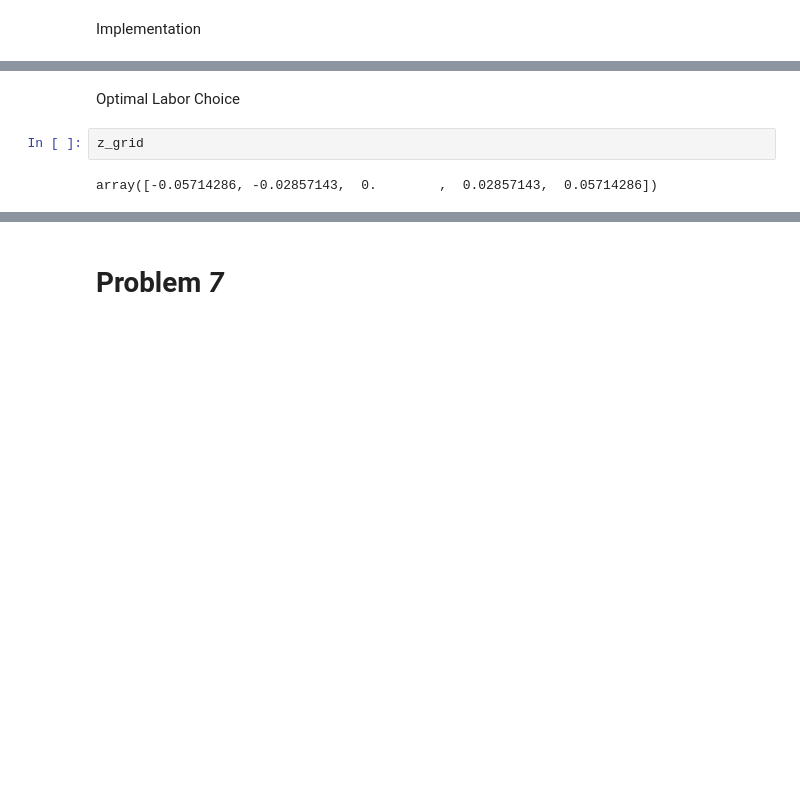
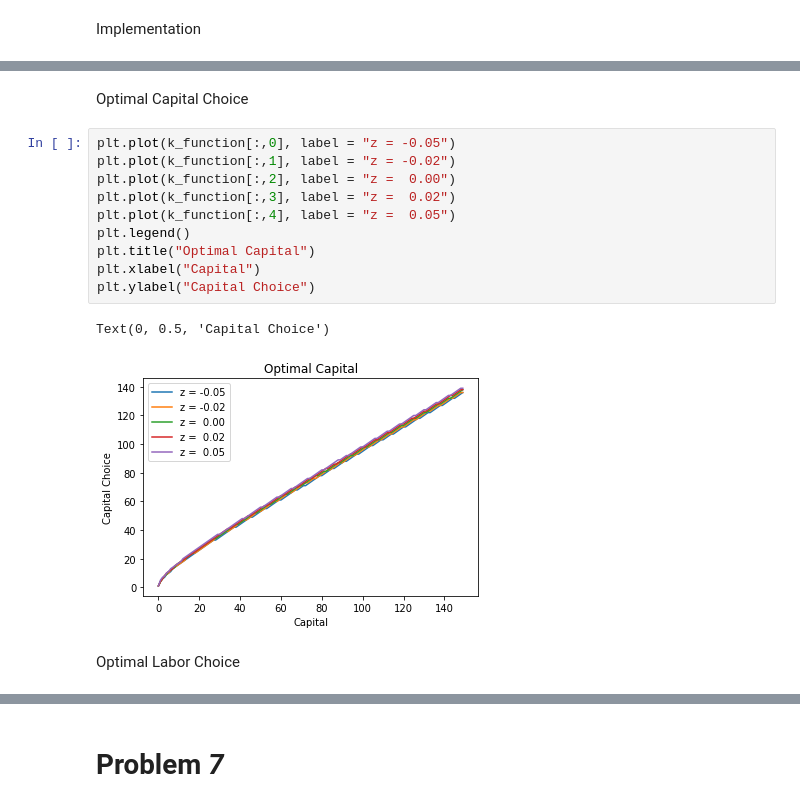
Before and after one commit to Jun-H-Lee/Fall-2020, a Jupyter notebook: Macro_pset2.ipynb, the cells around one changed output, grey strips where cells are left out. Cells and saved outputs as stored; diff of their text form; blank space fills up the shorter version.

```diff
--- a/Macro_pset2.ipynb
+++ b/Macro_pset2.ipynb
@@ -187,9 +206,20 @@ Converged in 141 iterations.
+# %% [markdown]
+Optimal Capital Choice
+# %%
+plt.plot(k_function[:,0], label = "z = -0.05")
+plt.plot(k_function[:,1], label = "z = -0.02")
+plt.plot(k_function[:,2], label = "z =  0.00")
+plt.plot(k_function[:,3], label = "z =  0.02")
+plt.plot(k_function[:,4], label = "z =  0.05")
+plt.legend()
+plt.title("Optimal Capital")
+plt.xlabel("Capital")
+plt.ylabel("Capital Choice")
+# %% [output]
+Text(0, 0.5, 'Capital Choice')
+[figure, added]
 # %% [markdown]
 Optimal Labor Choice
-# %%
-z_grid
-# %% [output]
-array([-0.05714286, -0.02857143,  0.        ,  0.02857143,  0.05714286])
 # %%
 plt.plot(n_function[:,0], label = "z = -0.05")
 plt.plot(n_function[:,1], label = "z = -0.02")
```
Also changed, not shown: parts of 11 cells of this notebook.
